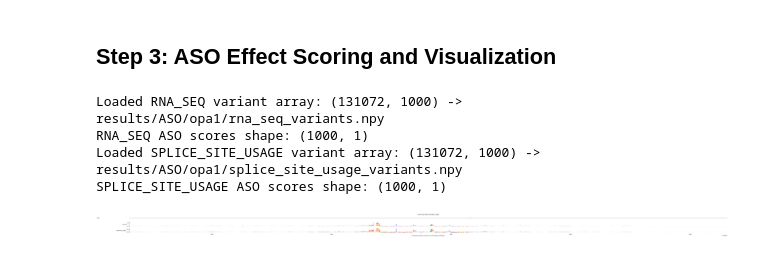
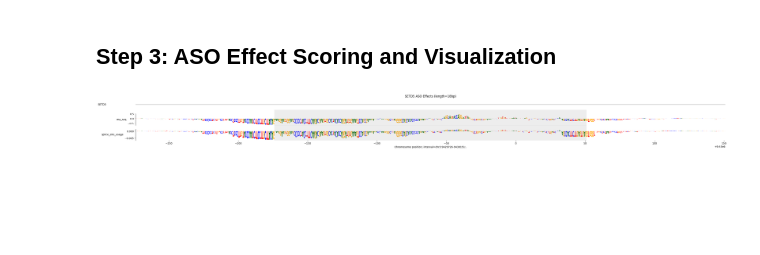
Before and after one commit to nistring/AlphaGenome_ASO, a Jupyter notebook: aso.ipynb, the cells around one changed output. Drawn from its saved outputs; the diff is of its cells as text; code cells hidden in the pictures; blank space fills up the shorter version.

```diff
--- a/aso.ipynb
+++ b/aso.ipynb
@@ -119,7 +103,7 @@ plot_all_outputs(ref_output, transcripts, requested_outputs, cfg, resize_width=v
 # %% [markdown]
 ## Step 2: ASO Masking Experiments
 # %%
-# Define variant window
+# ASO variant window
 from alphagenome.data.genome import Interval
 
 variant_interval = Interval(
@@ -129,11 +113,11 @@ variant_interval = Interval(
 ).resize(cfg['flank'])
 
 if cfg['flank'] > 1000:
-    print(f'Warning: Using flank of {cfg["flank"]} bp around exon, which may lead to high memory usage.')
+    print(f"Warning: large flank {cfg['flank']} bp may use high memory.")
 
 start_rel = variant_interval.start - interval.start
 end_rel = variant_interval.end - interval.start
 aso_length = cfg['ASO_length']
-variants = enumerate_aso_variants(ref_seq, start_rel, end_rel, aso_length)
-print(f'Generated {len(variants)} ASO-masked variants (ASO length: {aso_length} bp, window: {variant_interval.start}-{variant_interval.end})')
+variants, asos = enumerate_aso_variants(ref_seq, start_rel, end_rel, aso_length)
+print(f"ASO variants: {len(variants)} | length={aso_length} | window={variant_interval.start}-{variant_interval.end}")
 # %% [output]
@@ -180,60 +192,13 @@ Saved SPLICE_SITE_USAGE predictions: results/ASO/opa1/splice_site_usage_variants
 # %% [markdown]
 ## Step 3: ASO Effect Scoring and Visualization
 # %%
-# Prepare for ASO scoring
-start = exon_start - interval.start
-end = exon_end - interval.start
-
-# Reference subsequence for logo masking
-ref_subseq = str(SeqIO.to_dict(SeqIO.parse(cfg['fasta_path'], 'fasta'))[interval.chromosome].seq[variant_interval.start:variant_interval.end])
-mask = build_base_mask(ref_subseq)
-
-plots = []
-for output_type in requested_outputs:
-    # Load variant prediction array
-    variant_path = f"{cfg['results_dir']}/{cfg['gene_symbol'].lower()}/{output_type.name.lower()}_variants.npy"
-    try:
-        variant_array = np.load(variant_path)
-    except FileNotFoundError:
-        print(f"Skipping {output_type.name}: variants file not found -> {variant_path}")
-        continue
-
-    print(f"Loaded {output_type.name} variant array: {variant_array.shape} -> {variant_path}")
-
-    # Get corresponding reference tracks
-    track_data = ref_output.get(output_type)
-    if track_data is None:
-        print(f"Skipping {output_type.name}: missing in reference output")
-        continue
-
-    # Track filtering
-    if cfg.get('track_filter'):
-        track_data = track_data.filter_tracks(name_filter(track_data.names, cfg['track_filter']))
-    if 'strand' in cfg:
-        track_data = filter_by_strand(track_data, cfg['strand'])
-
-    ref_values = track_data.values
-
-    # Compute ASO effect scores (per position)
-    aso_scores = diff_mean(ref_values, variant_array, start, end)[:, None]
-    collapsed = collapse_ism(aso_scores, mask)
-    print(f"{output_type.name} ASO scores shape: {aso_scores.shape}")
-
-    ylabel = f"{output_type.name.lower()}"
-    plots.append(plot_components.SeqLogo(scores=collapsed, scores_interval=variant_interval, ylabel=ylabel, max_width=cfg['flank']))
-# Plot ASO effects with transcript annotation
-components = [plot_components.TranscriptAnnotation(transcripts)] + plots
-
 plot_components.plot(
-    components,
+    [plot_components.TranscriptAnnotation(transcripts)] + plots,
     interval=variant_interval,
     fig_width=variant_interval.width // 10,
-    title=f"{cfg['gene_symbol']} ASO Effects (length={cfg['ASO_length']}bp)"
+    title=f"{cfg['gene_symbol']} ASO Effects (length={cfg['ASO_length']}bp)",
+    annotations=[plot_components.IntervalAnnotation([target_interval])]
 )
 plt.show()
 # %% [output]
-Loaded RNA_SEQ variant array: (131072, 1000) -> results/ASO/opa1/rna_seq_variants.npy
-RNA_SEQ ASO scores shape: (1000, 1)
-Loaded SPLICE_SITE_USAGE variant array: (131072, 1000) -> results/ASO/opa1/splice_site_usage_variants.npy
-SPLICE_SITE_USAGE ASO scores shape: (1000, 1)
-[figure, old version]
+[figure, new version]
```
Also changed, not shown: parts of 6 cells of this notebook, 10 other files.
